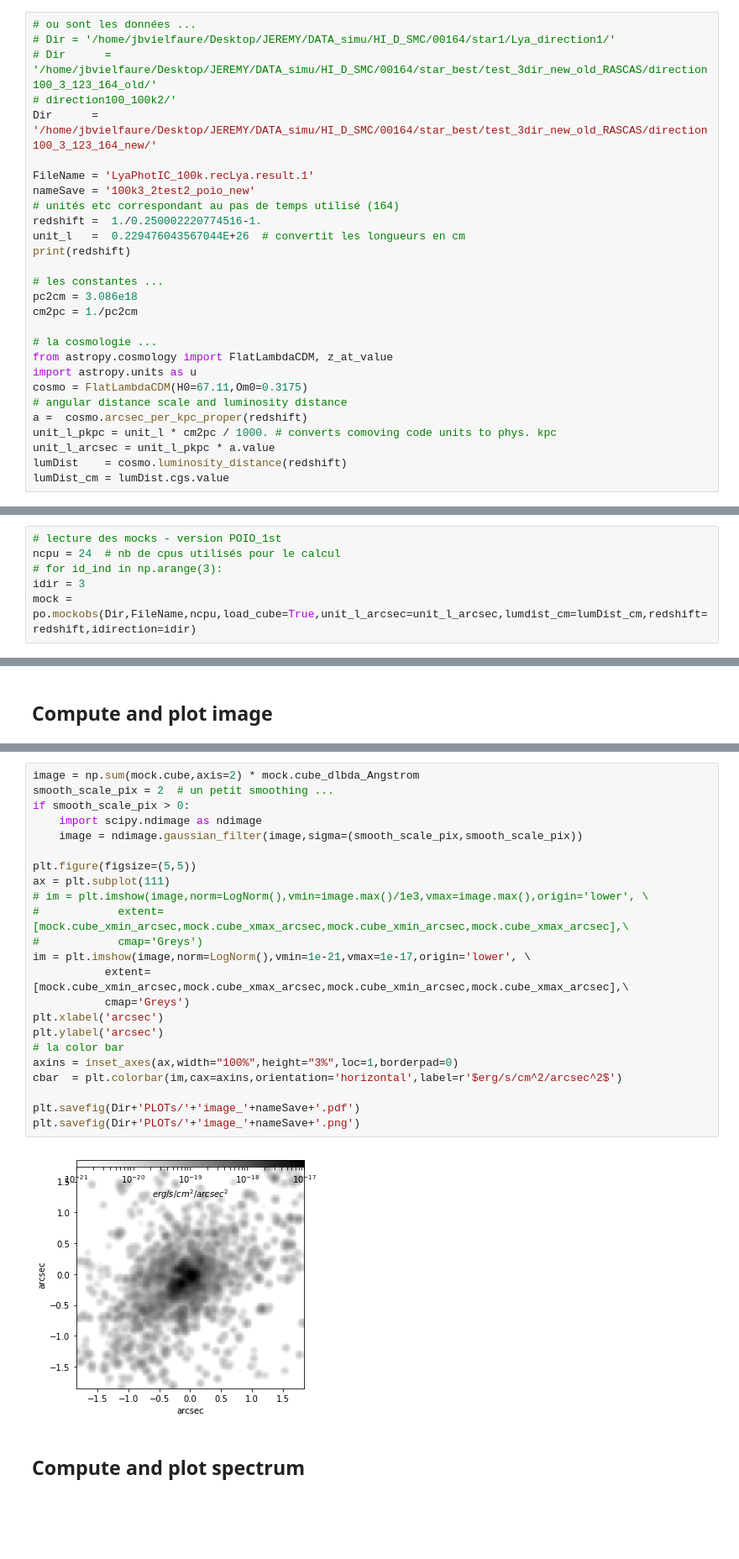
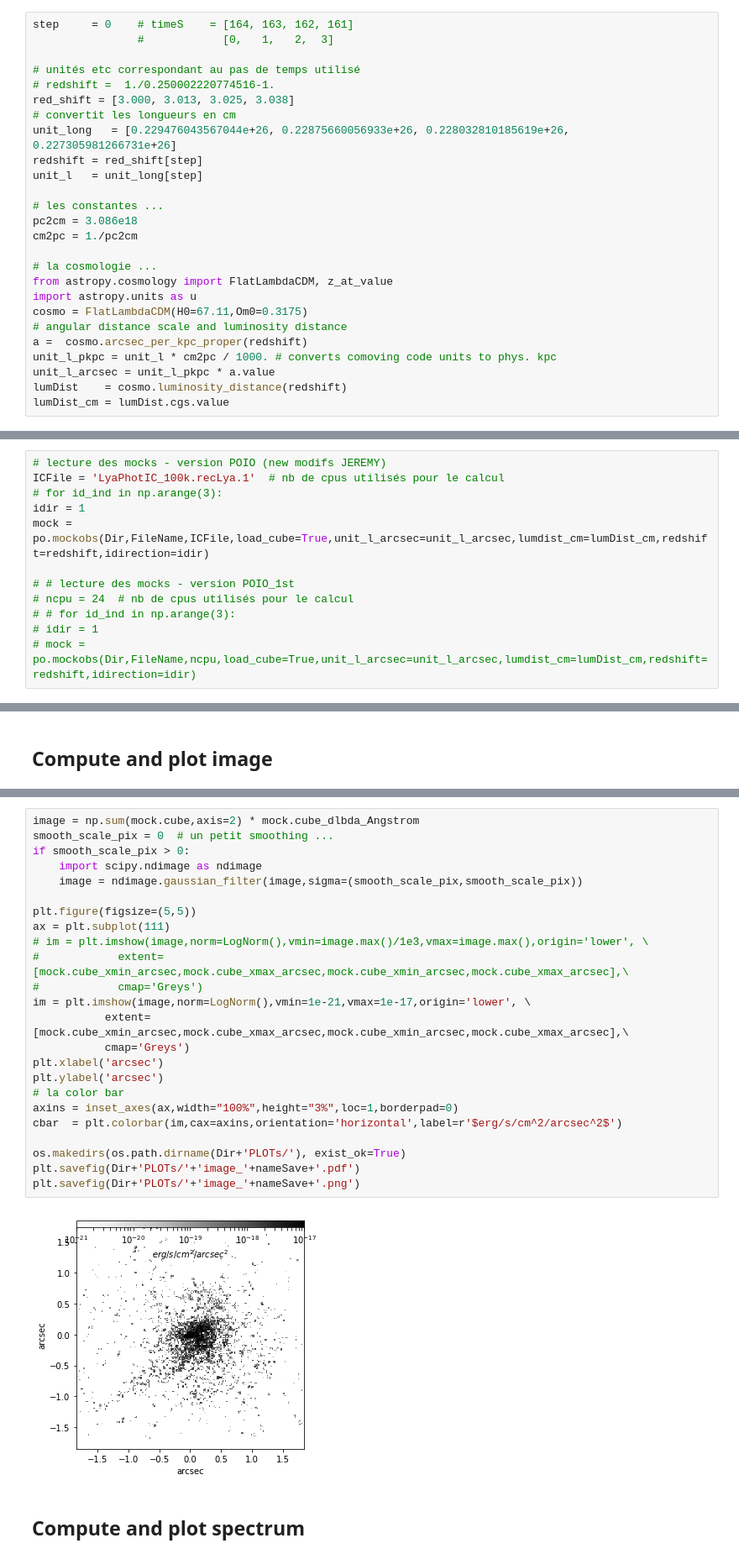
Before and after one commit to tgarel/RASCAS-idealised_models, a Jupyter notebook: py/JBV.ipynb, the cells around one changed output, grey strips where cells are left out. Shown at 84% size. Drawn from its saved outputs; the diff is of its cells as text; blank space fills up the shorter version.

```diff
--- a/py/JBV.ipynb
+++ b/py/JBV.ipynb
@@ -9,16 +20,14 @@ import numpy as np
 # %%
-# ou sont les données ...
-# Dir = '/home/jbvielfaure/Desktop/JEREMY/DATA_simu/HI_D_SMC/00164/star1/Lya_direction1/'
-# Dir      = '/home/jbvielfaure/Desktop/JEREMY/DATA_simu/HI_D_SMC/00164/star_best/test_3dir_new_old_RASCAS/direction100_3_123_164_old/'
-# direction100_100k2/'
-Dir      = '/home/jbvielfaure/Desktop/JEREMY/DATA_simu/HI_D_SMC/00164/star_best/test_3dir_new_old_RASCAS/direction100_3_123_164_new/'
+step     = 0    # timeS    = [164, 163, 162, 161]
+                #            [0,   1,   2,  3]
 
-FileName = 'LyaPhotIC_100k.recLya.result.1'
-nameSave = '100k3_2test2_poio_new'
-# unités etc correspondant au pas de temps utilisé (164)
-redshift =  1./0.250002220774516-1.
-unit_l   =  0.229476043567044E+26  # convertit les longueurs en cm
-print(redshift)
+# unités etc correspondant au pas de temps utilisé
+# redshift =  1./0.250002220774516-1.
+red_shift = [3.000, 3.013, 3.025, 3.038]
+# convertit les longueurs en cm
+unit_long   = [0.229476043567044e+26, 0.22875660056933e+26, 0.228032810185619e+26, 0.227305981266731e+26]
+redshift = red_shift[step]
+unit_l   = unit_long[step]
 
 # les constantes ...
 pc2cm = 3.086e18
@@ -39,6 +46,12 @@ lumDist_cm = lumDist.cgs.value
 # %%
-# lecture des mocks - version POIO_1st
-ncpu = 24  # nb de cpus utilisés pour le calcul
+# lecture des mocks - version POIO (new modifs JEREMY)
+ICFile = 'LyaPhotIC_100k.recLya.1'  # nb de cpus utilisés pour le calcul
 # for id_ind in np.arange(3):
-idir = 3
-mock = po.mockobs(Dir,FileName,ncpu,load_cube=True,unit_l_arcsec=unit_l_arcsec,lumdist_cm=lumDist_cm,redshift=redshift,idirection=idir)
+idir = 1
+mock = po.mockobs(Dir,FileName,ICFile,load_cube=True,unit_l_arcsec=unit_l_arcsec,lumdist_cm=lumDist_cm,redshift=redshift,idirection=idir)
+
+# # lecture des mocks - version POIO_1st
+# ncpu = 24  # nb de cpus utilisés pour le calcul
+# # for id_ind in np.arange(3):
+# idir = 1
+# mock = po.mockobs(Dir,FileName,ncpu,load_cube=True,unit_l_arcsec=unit_l_arcsec,lumdist_cm=lumDist_cm,redshift=redshift,idirection=idir)
@@ -53,28 +85,29 @@ mock = po.mockobs(Dir,FileName,ICFile,load_cube=True,unit_l_arcsec=unit_l_arcsec
 # %%
 image = np.sum(mock.cube,axis=2) * mock.cube_dlbda_Angstrom
-smooth_scale_pix = 2  # un petit smoothing ...
+smooth_scale_pix = 0  # un petit smoothing ...
 if smooth_scale_pix > 0:
     import scipy.ndimage as ndimage
     image = ndimage.gaussian_filter(image,sigma=(smooth_scale_pix,smooth_scale_pix))
 
 plt.figure(figsize=(5,5))
 ax = plt.subplot(111)
 # im = plt.imshow(image,norm=LogNorm(),vmin=image.max()/1e3,vmax=image.max(),origin='lower', \
 #            extent=[mock.cube_xmin_arcsec,mock.cube_xmax_arcsec,mock.cube_xmin_arcsec,mock.cube_xmax_arcsec],\
 #            cmap='Greys')
 im = plt.imshow(image,norm=LogNorm(),vmin=1e-21,vmax=1e-17,origin='lower', \
            extent=[mock.cube_xmin_arcsec,mock.cube_xmax_arcsec,mock.cube_xmin_arcsec,mock.cube_xmax_arcsec],\
            cmap='Greys')
 plt.xlabel('arcsec')
 plt.ylabel('arcsec')
 # la color bar
 axins = inset_axes(ax,width="100%",height="3%",loc=1,borderpad=0)
 cbar  = plt.colorbar(im,cax=axins,orientation='horizontal',label=r'$erg/s/cm^2/arcsec^2$')
 
+os.makedirs(os.path.dirname(Dir+'PLOTs/'), exist_ok=True)
 plt.savefig(Dir+'PLOTs/'+'image_'+nameSave+'.pdf')
 plt.savefig(Dir+'PLOTs/'+'image_'+nameSave+'.png')
 # %% [output]
-[figure, old version]
+[figure, new version]
 # %% [markdown]
 ## Compute and plot spectrum
 # %%
```
Also changed, not shown: parts of 6 cells of this notebook, 13 other files.
